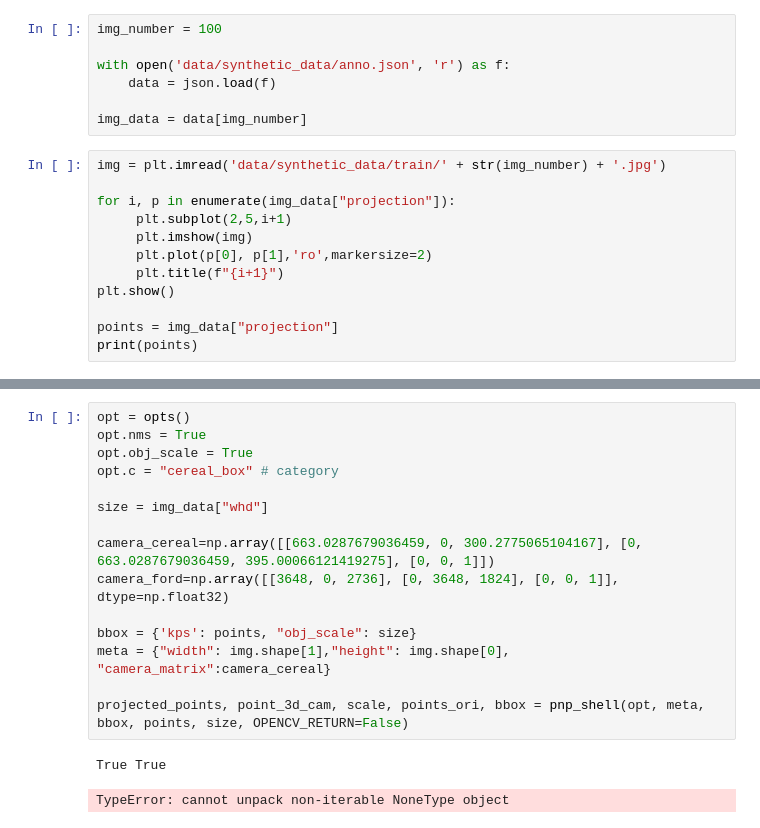
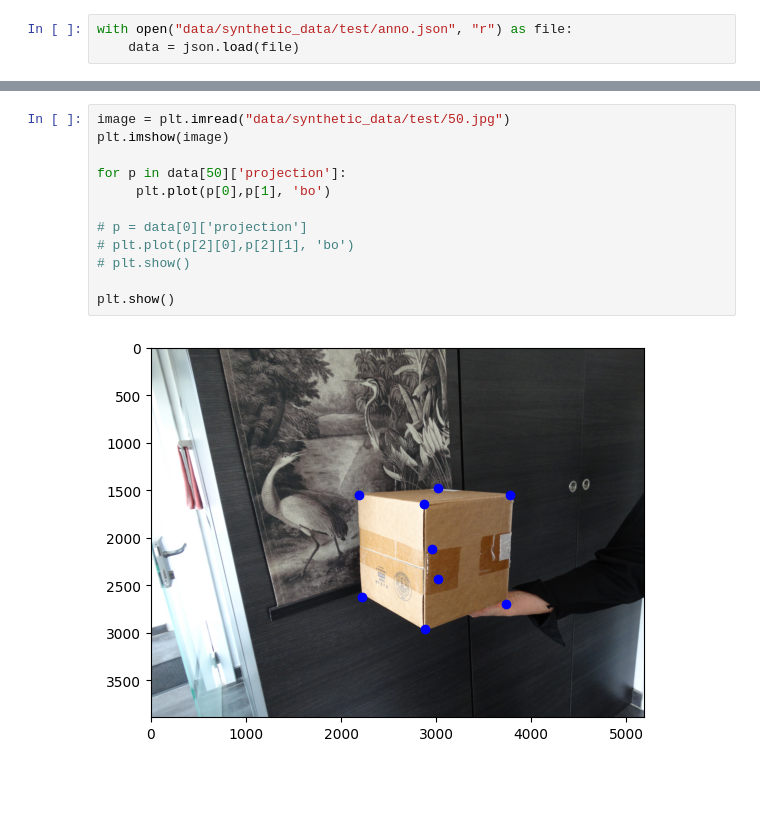
Before and after one commit to aarontenzing/CenterPose-synthetic-training, a Jupyter notebook: test_pointorder.ipynb, the cells around one changed output, grey strips where cells are left out. Cells and saved outputs as stored; diff of their text form; blank space fills up the shorter version.

```diff
--- a/test_pointorder.ipynb
+++ b/test_pointorder.ipynb
@@ -16,19 +7,3 @@ import math
 # %%
-img_number = 100
-
-with open('data/synthetic_data/anno.json', 'r') as f:
-    data = json.load(f)
-
-img_data = data[img_number]
+with open("data/synthetic_data/test/anno.json", "r") as file:
+    data = json.load(file)
-# %%
-img = plt.imread('data/synthetic_data/train/' + str(img_number) + '.jpg')
-
-for i, p in enumerate(img_data["projection"]):
-     plt.subplot(2,5,i+1)
-     plt.imshow(img)
-     plt.plot(p[0], p[1],'ro',markersize=2)
-     plt.title(f"{i+1}")
-plt.show()
-
-points = img_data["projection"]
-print(points)
@@ -38,18 +10,14 @@ print(points)
-# %%
-opt = opts()
-opt.nms = True
-opt.obj_scale = True
-opt.c = "cereal_box" # category
-
-size = img_data["whd"]
-
-camera_cereal=np.array([[663.0287679036459, 0, 300.2775065104167], [0, 663.0287679036459, 395.00066121419275], [0, 0, 1]])
-camera_ford=np.array([[3648, 0, 2736], [0, 3648, 1824], [0, 0, 1]], dtype=np.float32)
-
-bbox = {'kps': points, "obj_scale": size}
-meta = {"width": img.shape[1],"height": img.shape[0], "camera_matrix":camera_cereal}
-
-projected_points, point_3d_cam, scale, points_ori, bbox = pnp_shell(opt, meta, bbox, points, size, OPENCV_RETURN=False)
-# %% [output]
-True True
-TypeError: cannot unpack non-iterable NoneType object
+# %%
+image = plt.imread("data/synthetic_data/test/50.jpg")
+plt.imshow(image)
+
+for p in data[50]['projection']:
+     plt.plot(p[0],p[1], 'bo')
+
+# p = data[0]['projection']
+# plt.plot(p[2][0],p[2][1], 'bo')
+# plt.show()
+
+plt.show()
+# %% [output]
+[figure, added]
```
Also changed, not shown: parts of 3 cells of this notebook, 11 other files.
